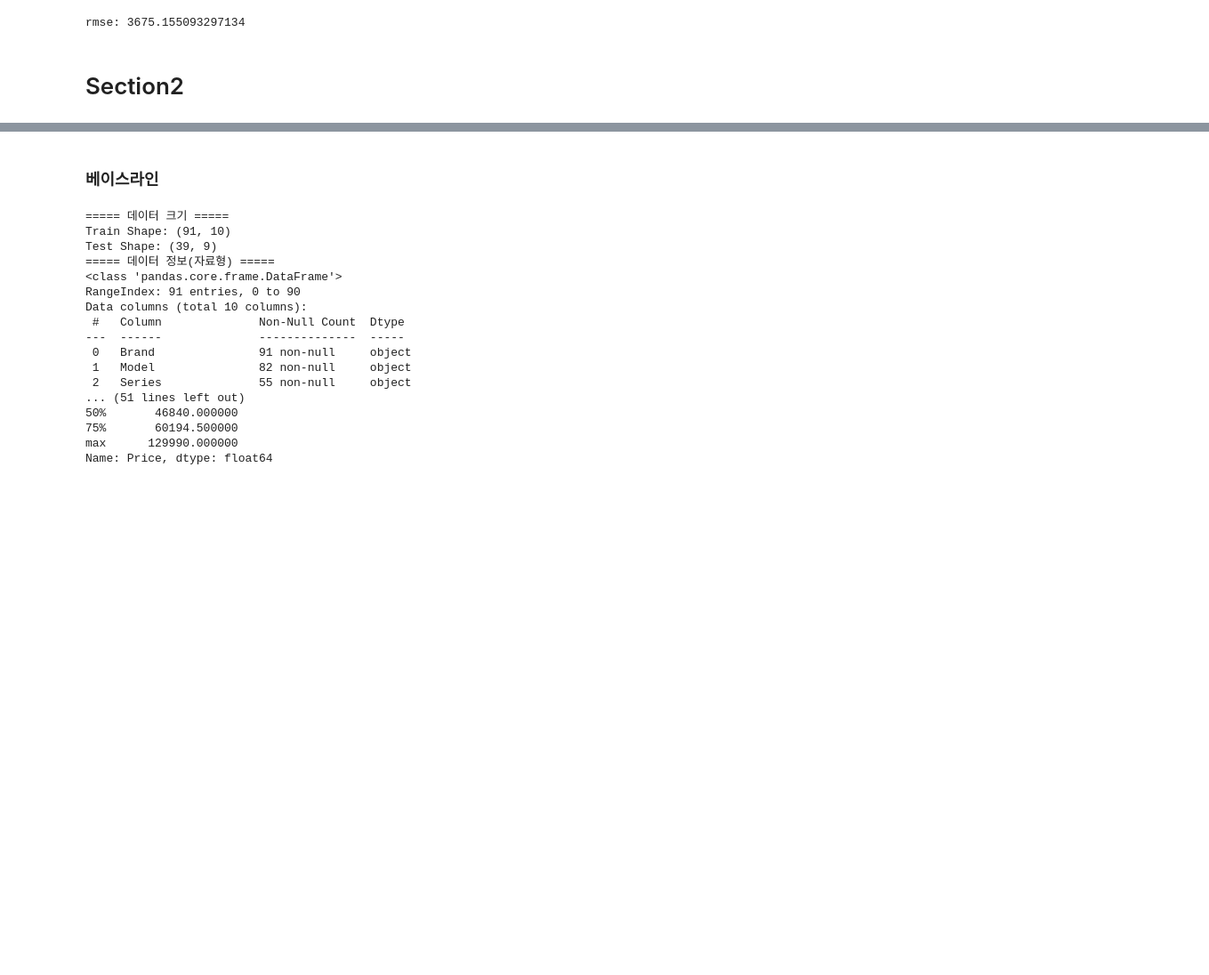
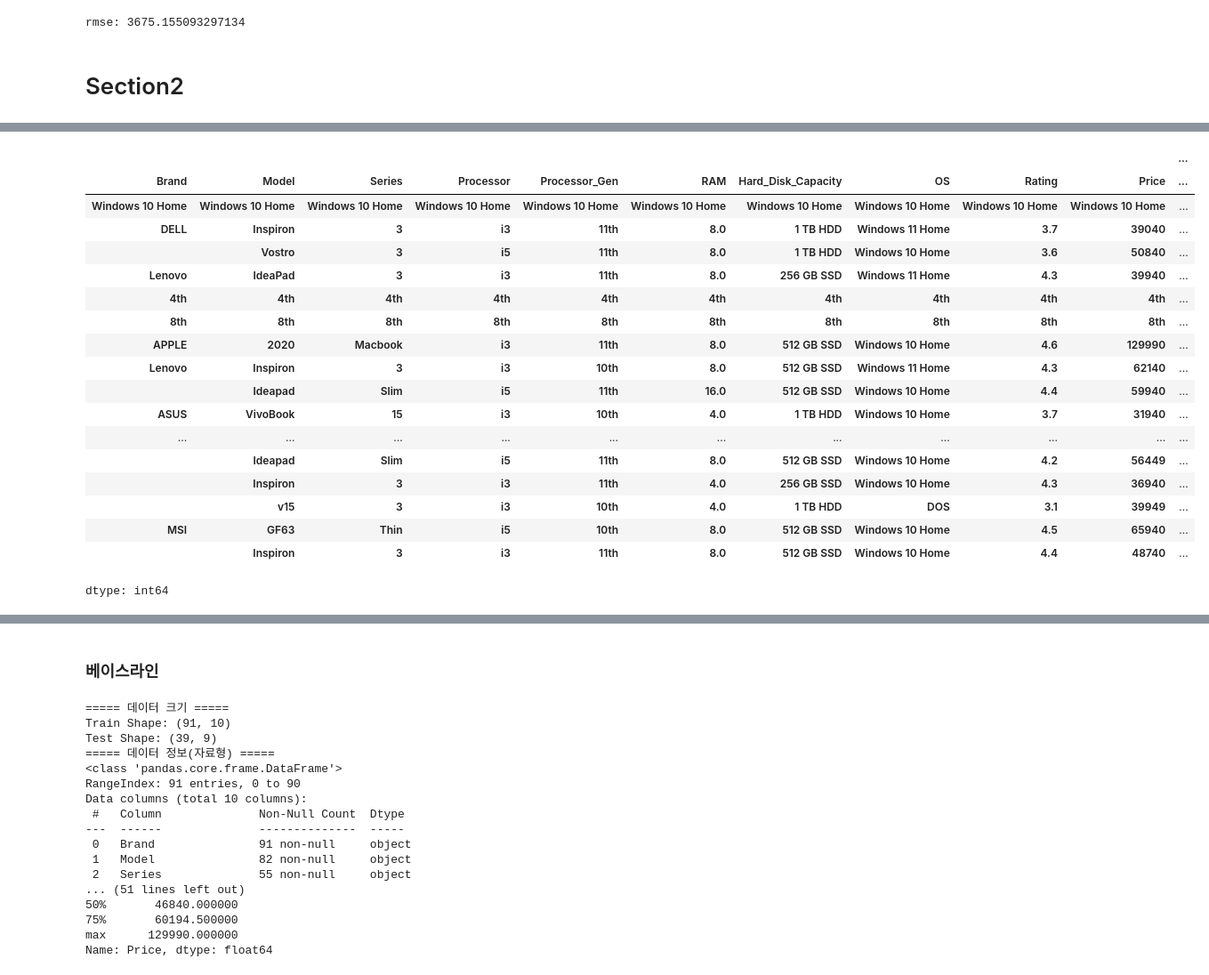
Before and after one commit to zzl-hyun/bigdata_analyst_cert_v2, a Jupyter notebook: part2/ch8/ch8_ex_regression.ipynb, the cells around one changed output, grey strips where cells are left out. Shown: that part at 89% size. Drawn from its saved outputs; the diff is of its cells as text; code cells hidden in the pictures; blank space fills up the shorter version.

```diff
--- a/part2/ch8/ch8_ex_regression.ipynb
+++ b/part2/ch8/ch8_ex_regression.ipynb
@@ -345,3 +345,16 @@ submit.to_csv("result.csv", index=False)
 rmse: 3675.155093297134
 # %% [markdown]
 # Section2
+# %%
+# 1. 문제정의
+# 평가: R2
+# target: Price
+# 최종파일: result.csv(컬럼 1개 pred, 1확률값)
+
+# 2. 라이브러리 및 데이터 불러오기
+import pandas as pd
+# train = pd.read_csv("laptop_train.csv")
+# test = pd.read_csv("laptop_test.csv")
+train = pd.read_csv("https://raw.githubusercontent.com/lovedlim/bigdata_analyst_cert/main/part2/ch8/laptop_train.csv")
+test = pd.read_csv("https://raw.githubusercontent.com/lovedlim/bigdata_analyst_cert/main/part2/ch8/laptop_test.csv")
+train
@@ -347,0 +375,23 @@ rmse: 3675.155093297134
+# %%
+train.value_counts()
+# test.value_counts()
+# %% [output]
+|  |  |  |  |  |  |  |  |  |  | ... |
+| Brand | Model | Series | Processor | Processor_Gen | RAM | Hard_Disk_Capacity | OS | Rating | Price | ... |
+| Windows 10 Home | Windows 10 Home | Windows 10 Home | Windows 10 Home | Windows 10 Home | Windows 10 Home | Windows 10 Home | Windows 10 Home | Windows 10 Home | Windows 10 Home | ... |
+| DELL | Inspiron | 3 | i3 | 11th | 8.0 | 1 TB HDD | Windows 11 Home | 3.7 | 39040 | ... |
+|  | Vostro | 3 | i5 | 11th | 8.0 | 1 TB HDD | Windows 10 Home | 3.6 | 50840 | ... |
+| Lenovo | IdeaPad | 3 | i3 | 11th | 8.0 | 256 GB SSD | Windows 11 Home | 4.3 | 39940 | ... |
+| 4th | 4th | 4th | 4th | 4th | 4th | 4th | 4th | 4th | 4th | ... |
+| 8th | 8th | 8th | 8th | 8th | 8th | 8th | 8th | 8th | 8th | ... |
+| APPLE | 2020 | Macbook | i3 | 11th | 8.0 | 512 GB SSD | Windows 10 Home | 4.6 | 129990 | ... |
+| Lenovo | Inspiron | 3 | i3 | 10th | 8.0 | 512 GB SSD | Windows 11 Home | 4.3 | 62140 | ... |
+|  | Ideapad | Slim | i5 | 11th | 16.0 | 512 GB SSD | Windows 10 Home | 4.4 | 59940 | ... |
+| ASUS | VivoBook | 15 | i3 | 10th | 4.0 | 1 TB HDD | Windows 10 Home | 3.7 | 31940 | ... |
+| ... | ... | ... | ... | ... | ... | ... | ... | ... | ... | ... |
+|  | Ideapad | Slim | i5 | 11th | 8.0 | 512 GB SSD | Windows 10 Home | 4.2 | 56449 | ... |
+|  | Inspiron | 3 | i3 | 11th | 4.0 | 256 GB SSD | Windows 10 Home | 4.3 | 36940 | ... |
+|  | v15 | 3 | i3 | 10th | 4.0 | 1 TB HDD | DOS | 3.1 | 39949 | ... |
+| MSI | GF63 | Thin | i5 | 10th | 8.0 | 512 GB SSD | Windows 10 Home | 4.5 | 65940 | ... |
+|  | Inspiron | 3 | i3 | 11th | 8.0 | 512 GB SSD | Windows 10 Home | 4.4 | 48740 | ... |
+dtype: int64
```
Also changed, not shown: parts of 17 cells of this notebook.
